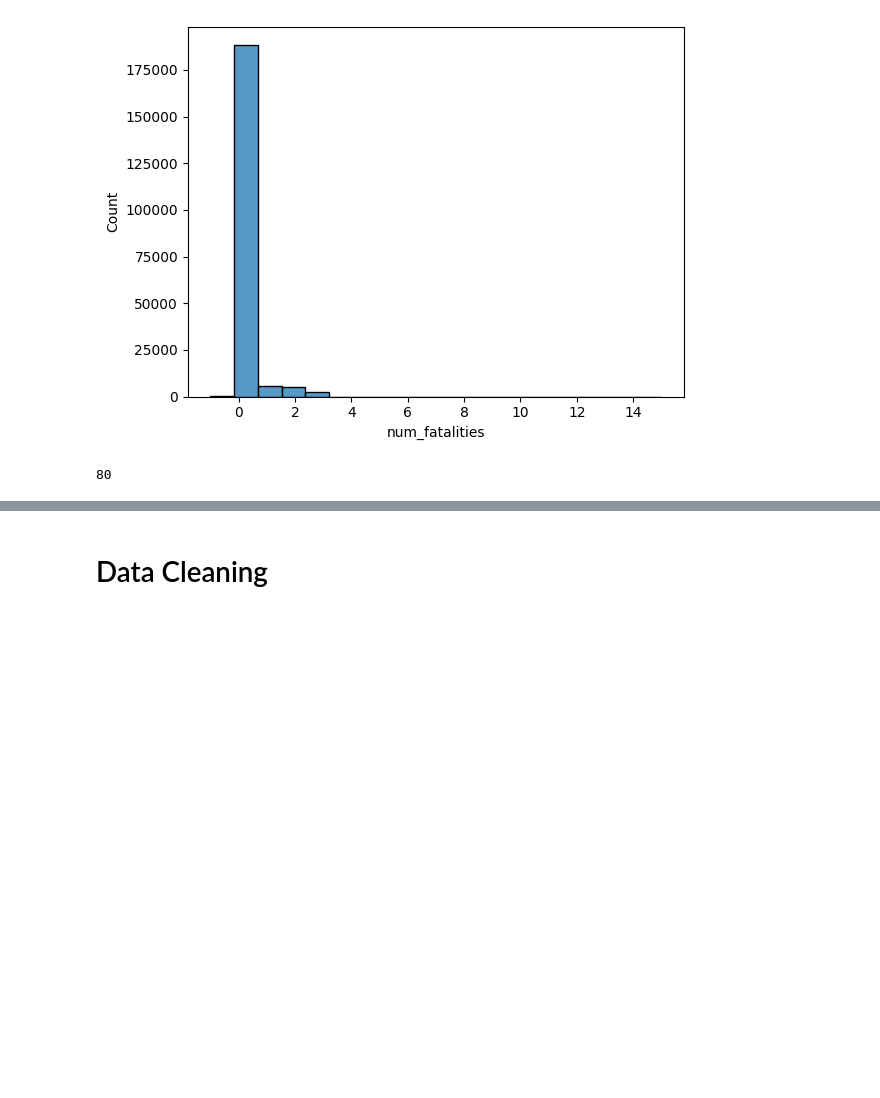
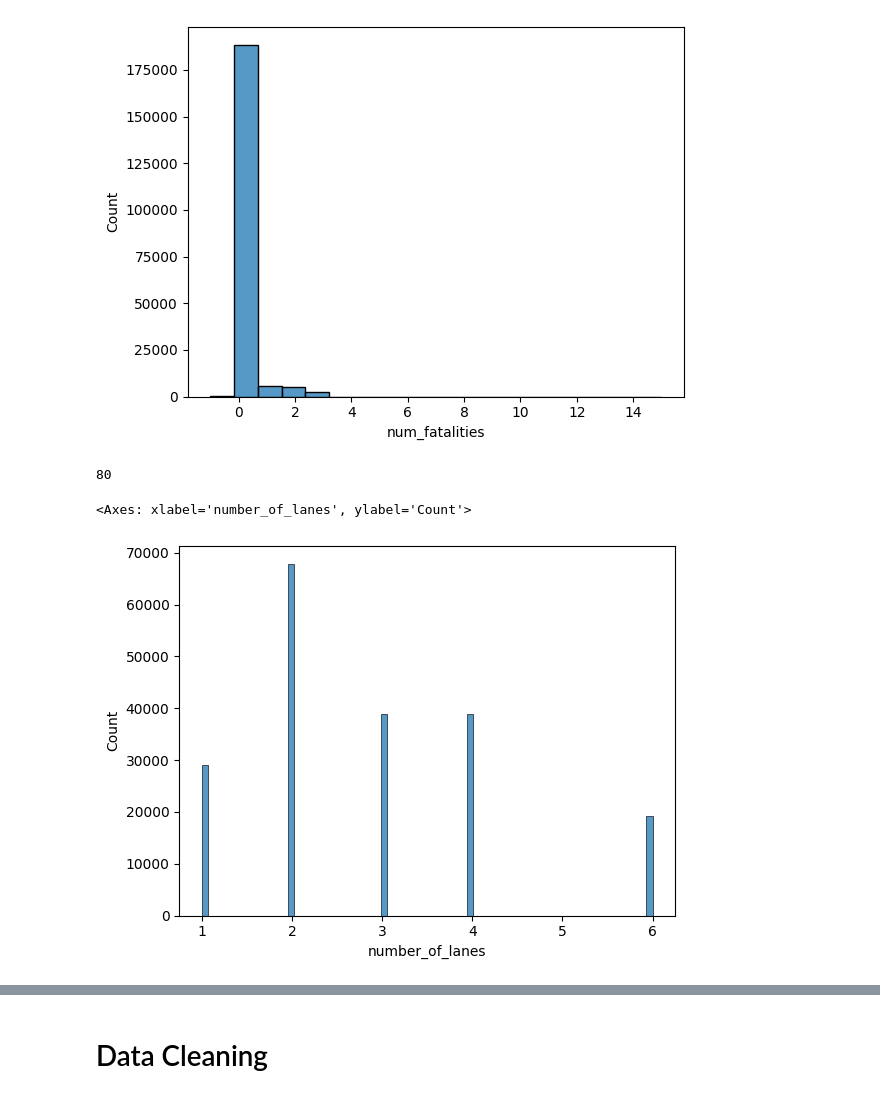
Before and after one commit to pushkarupadhyay587-a11y/gdg_probation_task1, a Jupyter notebook: eda.ipynb, the cells around one changed output, grey strips where cells are left out. Cells and saved outputs as stored; diff of their text form; code cells hidden in the pictures; blank space fills up the shorter version.

```diff
--- a/eda.ipynb
+++ b/eda.ipynb
@@ -333,3 +333,8 @@ sns.histplot(df['num_fatalities'])
 # there are some (80)rows containing negative number of the fatalities
 # %% [output]
 80
+# %%
+sns.histplot(df['number_of_lanes'])
+# %% [output]
+<Axes: xlabel='number_of_lanes', ylabel='Count'>
+[figure, added]
```
Also changed, not shown: parts of 21 cells of this notebook.
